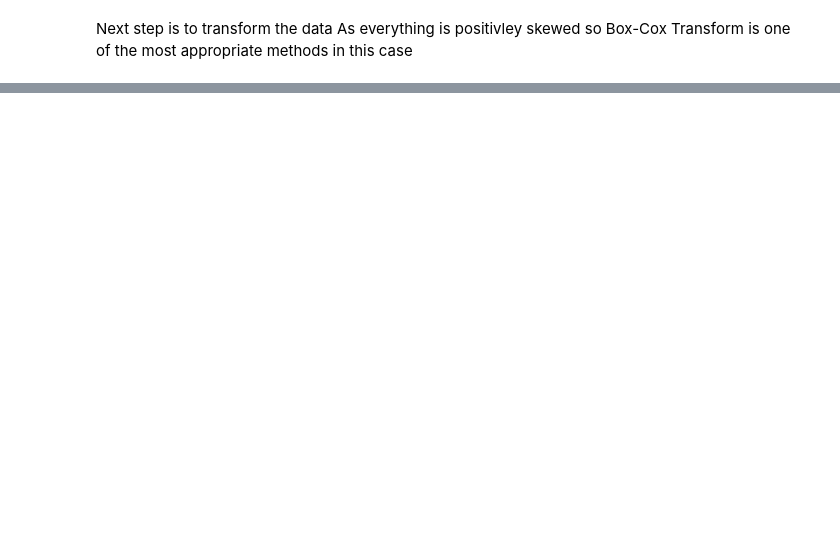
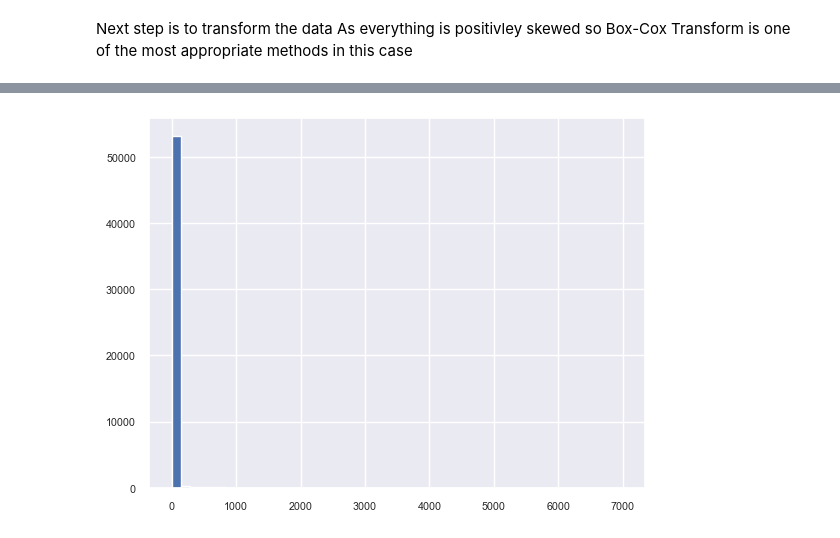
Before and after one commit to FuturisticTechie/exploratory-data-analysis---customer-loans-in-finance882, a Jupyter notebook: eda.ipynb, the cells around one changed output, grey strips where cells are left out. Saved outputs shown, nothing was run; the diff lists cells and outputs as text; code cells hidden in the pictures; blank space fills up the shorter version.

```diff
--- a/eda.ipynb
+++ b/eda.ipynb
@@ -579,0 +602,4 @@ dtype: Float64
+# %%
+plot.histogram_plot(df, "collection_recovery_fee")
+# %% [output]
+[figure, added]
```
Also changed, not shown: parts of 16 cells of this notebook, 5 other files.
